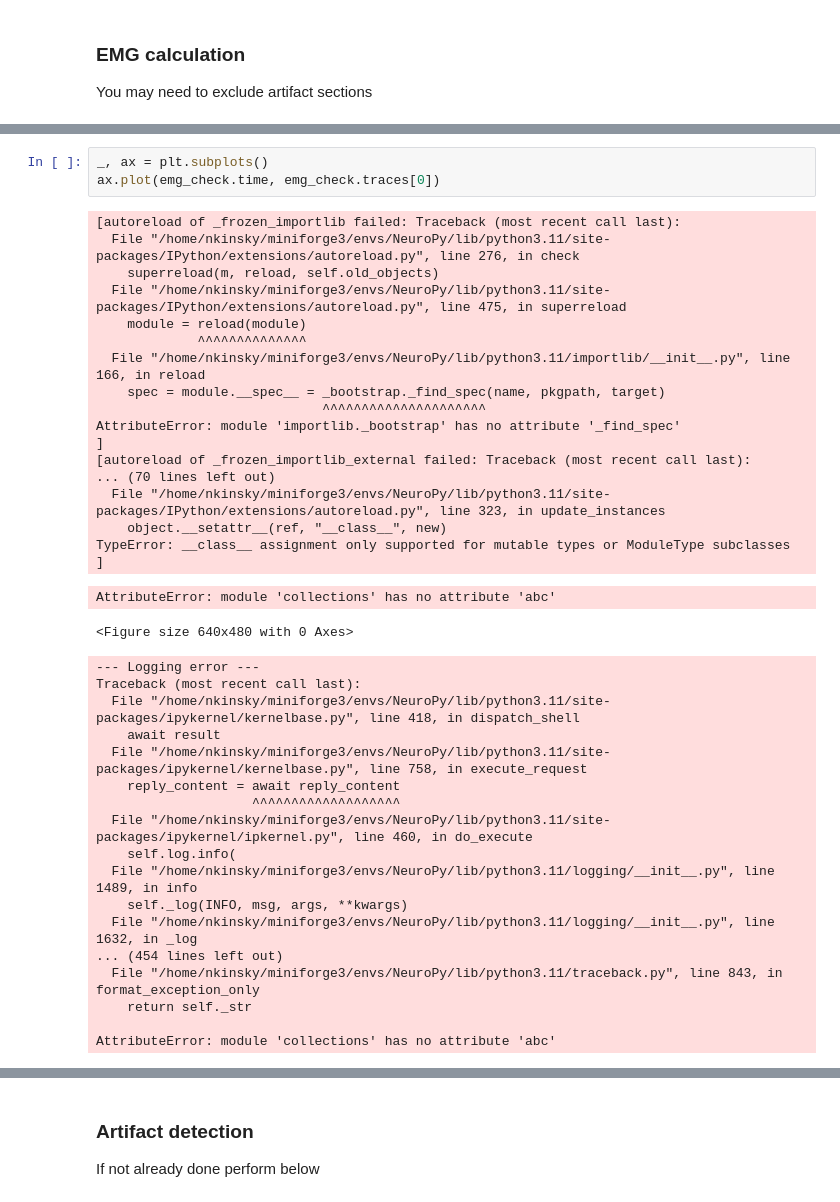
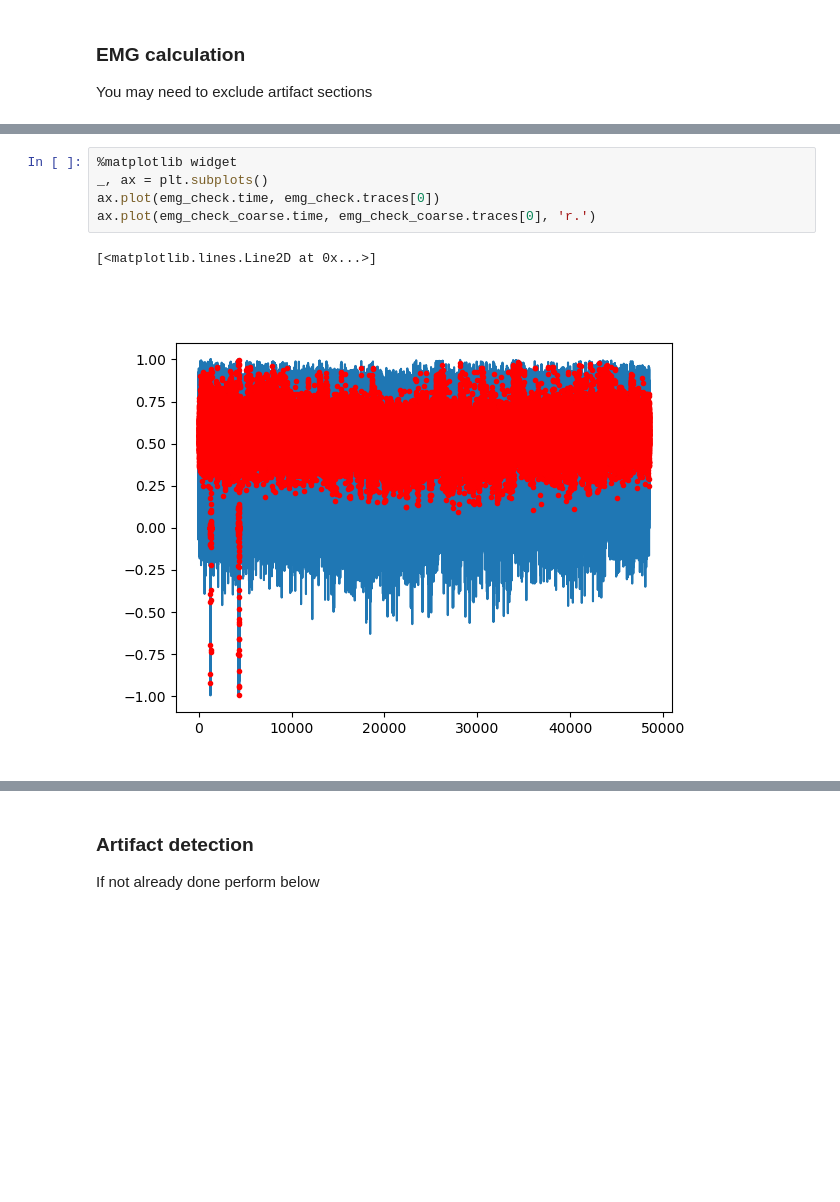
Before and after one commit to nkinsky/NeuroPy, a Jupyter notebook: notebooks/Sleepstate_detection.ipynb, the cells around one changed output, grey strips where cells are left out. Drawn from its saved outputs; the diff is of its cells as text; blank space fills up the shorter version.

```diff
--- a/notebooks/Sleepstate_detection.ipynb
+++ b/notebooks/Sleepstate_detection.ipynb
@@ -52,43 +60,11 @@ emg_check_coarse = emg_from_LFP(signal, window=0.5, overlap=overlap, as_signal=T
 # %%
+%matplotlib widget
 _, ax = plt.subplots()
 ax.plot(emg_check.time, emg_check.traces[0])
+ax.plot(emg_check_coarse.time, emg_check_coarse.traces[0], 'r.')
 # %% [output]
-[autoreload of _frozen_importlib failed: Traceback (most recent call last):
-  File "/home/nkinsky/miniforge3/envs/NeuroPy/lib/python3.11/site-packages/IPython/extensions/autoreload.py", line 276, in check
-    superreload(m, reload, self.old_objects)
-  File "/home/nkinsky/miniforge3/envs/NeuroPy/lib/python3.11/site-packages/IPython/extensions/autoreload.py", line 475, in superreload
-    module = reload(module)
-             ^^^^^^^^^^^^^^
-  File "/home/nkinsky/miniforge3/envs/NeuroPy/lib/python3.11/importlib/__init__.py", line 166, in reload
-    spec = module.__spec__ = _bootstrap._find_spec(name, pkgpath, target)
-                             ^^^^^^^^^^^^^^^^^^^^^
-AttributeError: module 'importlib._bootstrap' has no attribute '_find_spec'
-]
-[autoreload of _frozen_importlib_external failed: Traceback (most recent call last):
-... (70 lines left out)
-  File "/home/nkinsky/miniforge3/envs/NeuroPy/lib/python3.11/site-packages/IPython/extensions/autoreload.py", line 323, in update_instances
-    object.__setattr__(ref, "__class__", new)
-TypeError: __class__ assignment only supported for mutable types or ModuleType subclasses
-]
+[<matplotlib.lines.Line2D at 0x...>]
-AttributeError: module 'collections' has no attribute 'abc'
-<Figure size 640x480 with 0 Axes>
---- Logging error ---
-Traceback (most recent call last):
-  File "/home/nkinsky/miniforge3/envs/NeuroPy/lib/python3.11/site-packages/ipykernel/kernelbase.py", line 418, in dispatch_shell
-    await result
-  File "/home/nkinsky/miniforge3/envs/NeuroPy/lib/python3.11/site-packages/ipykernel/kernelbase.py", line 758, in execute_request
-    reply_content = await reply_content
-                    ^^^^^^^^^^^^^^^^^^^
-  File "/home/nkinsky/miniforge3/envs/NeuroPy/lib/python3.11/site-packages/ipykernel/ipkernel.py", line 460, in do_execute
-    self.log.info(
-  File "/home/nkinsky/miniforge3/envs/NeuroPy/lib/python3.11/logging/__init__.py", line 1489, in info
-    self._log(INFO, msg, args, **kwargs)
-  File "/home/nkinsky/miniforge3/envs/NeuroPy/lib/python3.11/logging/__init__.py", line 1632, in _log
-... (454 lines left out)
-  File "/home/nkinsky/miniforge3/envs/NeuroPy/lib/python3.11/traceback.py", line 843, in format_exception_only
-    return self._str
-
-AttributeError: module 'collections' has no attribute 'abc'
+[figure, added]
 # %%
 %matplotlib widget
 _, ax = plt.subplots(figsize=(11, 3))
```
Also changed, not shown: parts of 6 cells of this notebook.
